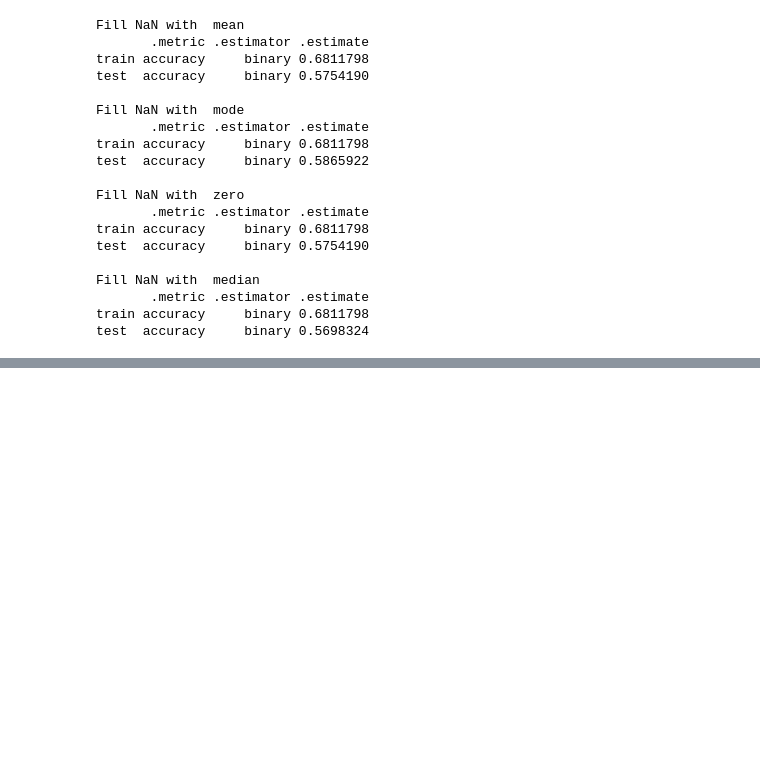
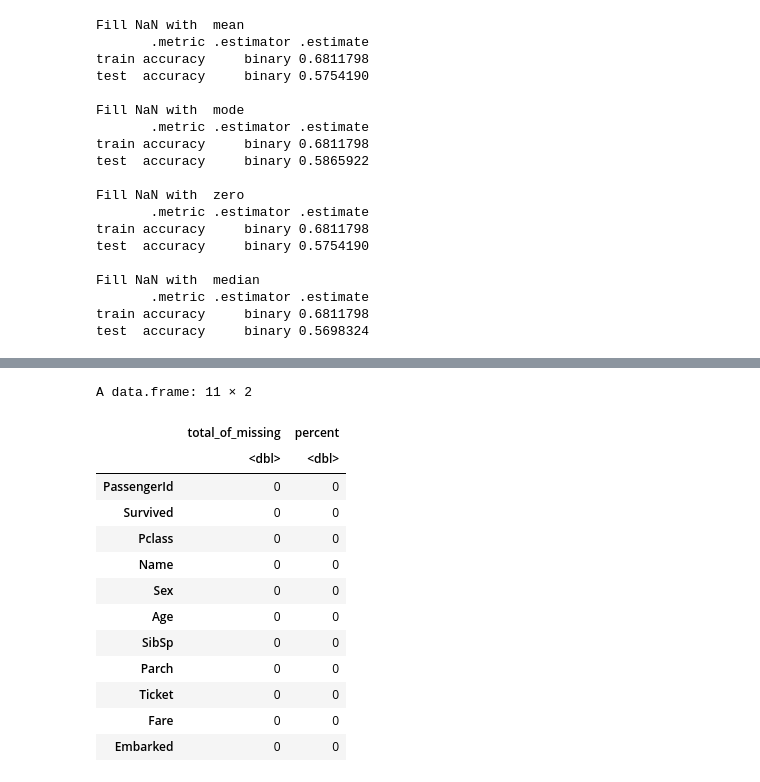
Before and after one commit to denis-spe/Titanic, a Jupyter notebook: R/r_v1.ipynb, the cells around one changed output, grey strips where cells are left out. Saved outputs shown, nothing was run; the diff lists cells and outputs as text; code cells hidden in the pictures; blank space fills up the shorter version.

```diff
--- a/R/r_v1.ipynb
+++ b/R/r_v1.ipynb
@@ -488,0 +551,4 @@ A data.frame: 11 × 2
+# %%
+cleaned_training_df <- cleaned_training_df %>% select(-Cabin)
+cleaned_validation_df <- cleaned_validation_df %>% select(-Cabin)
+cleaned_test_df <- cleaned_test_df %>% select(-Cabin)
@@ -488,0 +559,25 @@ A data.frame: 11 × 2
+# %%
+# Fill the missing values in embarked with mode 'most frequent value'.
+cleaned_training_df <- cleaned_training_df %>%
+        replace_na(list(Embarked=most_frequent_value(cleaned_training_df, "Embarked")))
+
+cleaned_validation_df <- cleaned_validation_df %>%
+        replace_na(list(Embarked=most_frequent_value(cleaned_validation_df, "Embarked")))
+# %%
+# Check missing values in each column.
+check.nan(cleaned_training_df)
+# %% [output]
+A data.frame: 11 × 2
+|  | total_of_missing | percent |
+|  | <dbl> | <dbl> |
+| PassengerId | 0 | 0 |
+| Survived | 0 | 0 |
+| Pclass | 0 | 0 |
+| Name | 0 | 0 |
+| Sex | 0 | 0 |
+| Age | 0 | 0 |
+| SibSp | 0 | 0 |
+| Parch | 0 | 0 |
+| Ticket | 0 | 0 |
+| Fare | 0 | 0 |
+| Embarked | 0 | 0 |
```
Also changed, not shown: parts of 16 cells of this notebook.
